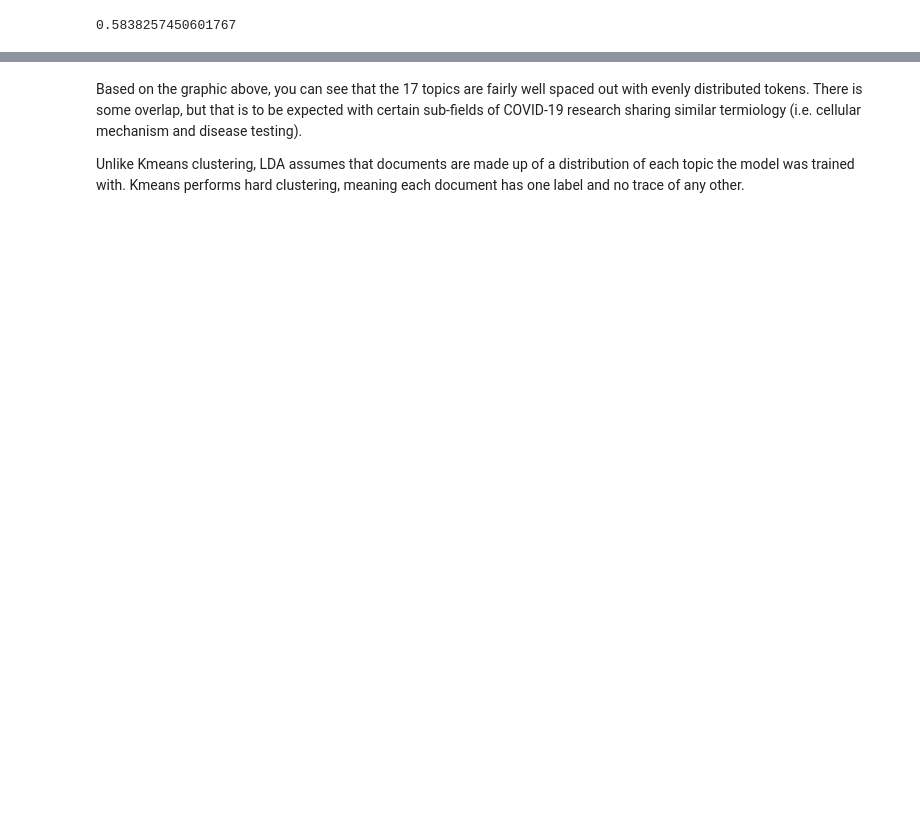
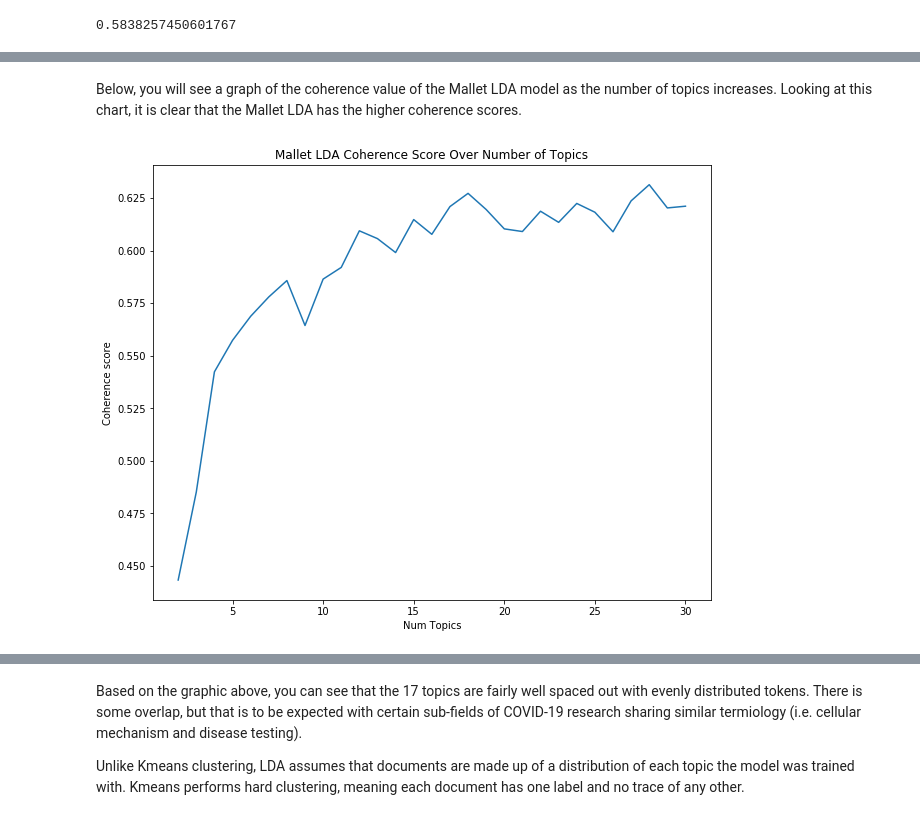
Before and after one commit to jongfranco/covid19_research-1, a Jupyter notebook: paper_abstract_modeling.ipynb, the cells around one changed output, grey strips where cells are left out. Drawn from its saved outputs; the diff is of its cells as text; code cells hidden in the pictures; blank space fills up the shorter version.

```diff
--- a/paper_abstract_modeling.ipynb
+++ b/paper_abstract_modeling.ipynb
@@ -478 +560,20 @@ Calculating 30-topic model
+# %% [markdown]
+Below, you will see a graph of the coherence value of the Mallet LDA model as the number of topics increases. Looking at this chart, it is clear that the Mallet LDA has the higher coherence scores.
+# %%
+#Reading in the pickle file containing graphable coherence values
+f = open('coherence_lda.pckl', 'rb')
+coherence_values_lda = pickle.load(f)
+f.close()
+
+#Graph of Mallet LDA coherence values as number of topics increases
+x = range(start, stop, step)
+plt.figure(figsize=(10, 8))
+plt.plot(x, coherence_values_lda)
+plt.xlabel("Num Topics")
+plt.ylabel("Coherence score")
+plt.title("Mallet LDA Coherence Score Over Number of Topics")
+#plt.legend(("coherence_values"), loc='best')
+plt.show()
+# %% [output]
+[figure, added]
 # %%
```
Also changed, not shown: parts of 40 cells of this notebook.
